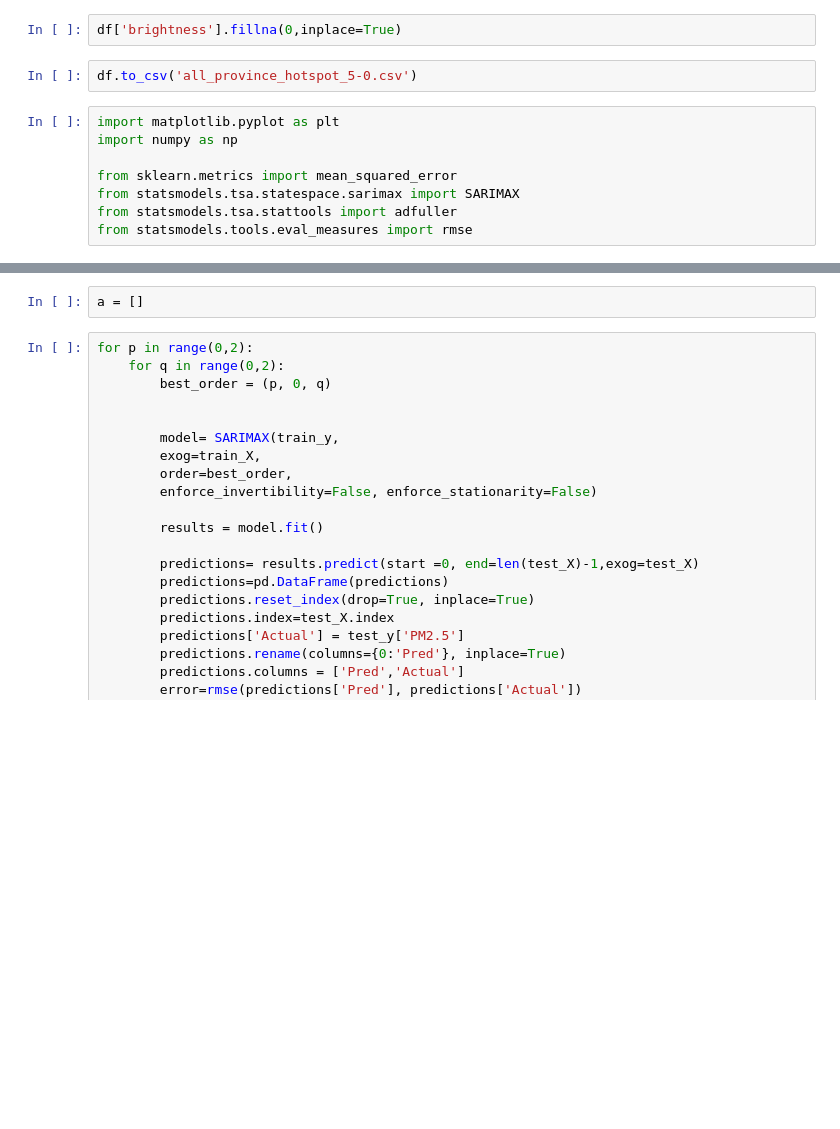
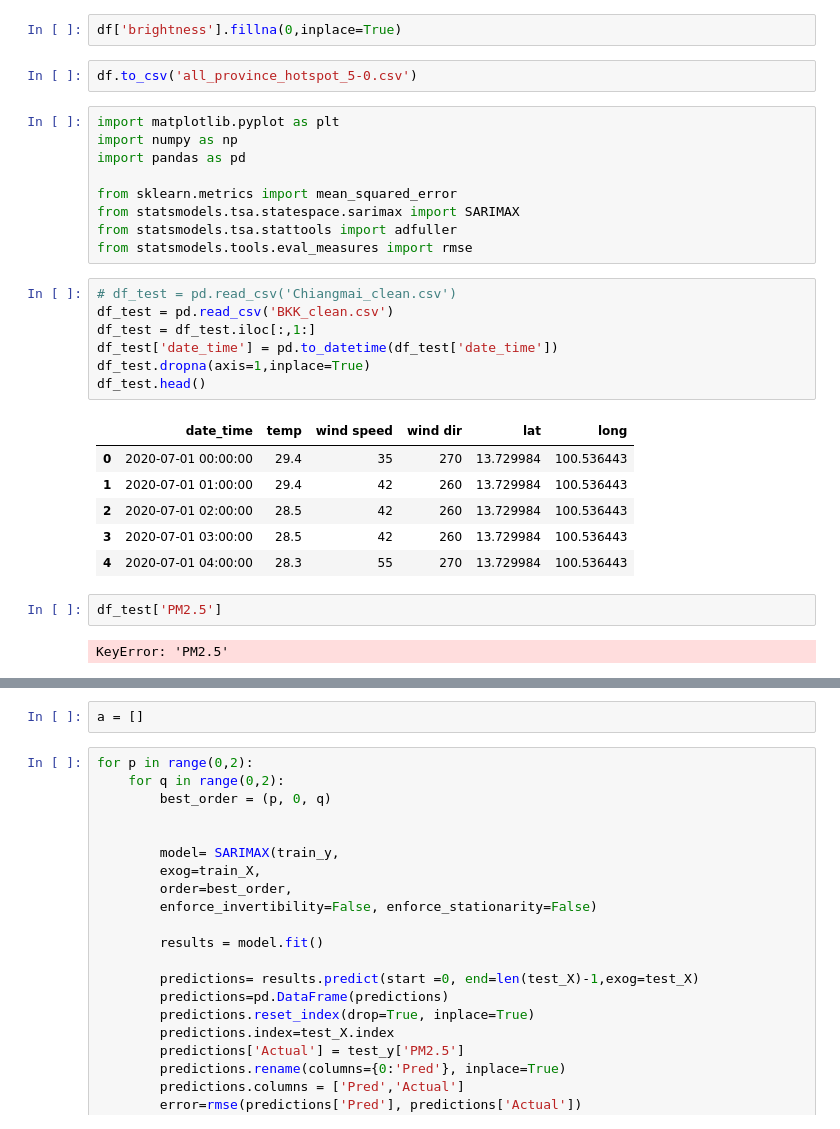
Before and after one commit to NKIKK/ProjectPM2-5_aGroup, a Jupyter notebook: model.ipynb, the cells around one changed output, grey strips where cells are left out. Saved outputs shown, nothing was run; the diff lists cells and outputs as text; blank space fills up the shorter version.

```diff
--- a/model.ipynb
+++ b/model.ipynb
@@ -161,8 +161,27 @@ df.to_csv('all_province_hotspot_5-0.csv')
 # %%
 import matplotlib.pyplot as plt
 import numpy as np
+import pandas as pd
 
 from sklearn.metrics import mean_squared_error
 from statsmodels.tsa.statespace.sarimax import SARIMAX
 from statsmodels.tsa.stattools import adfuller
 from statsmodels.tools.eval_measures import rmse
+# %%
+# df_test = pd.read_csv('Chiangmai_clean.csv')
+df_test = pd.read_csv('BKK_clean.csv')
+df_test = df_test.iloc[:,1:]
+df_test['date_time'] = pd.to_datetime(df_test['date_time'])
+df_test.dropna(axis=1,inplace=True)
+df_test.head()
+# %% [output]
+|  | date_time | temp | wind speed | wind dir | lat | long |
+| 0 | 2020-07-01 00:00:00 | 29.4 | 35 | 270 | 13.729984 | 100.536443 |
+| 1 | 2020-07-01 01:00:00 | 29.4 | 42 | 260 | 13.729984 | 100.536443 |
+| 2 | 2020-07-01 02:00:00 | 28.5 | 42 | 260 | 13.729984 | 100.536443 |
+| 3 | 2020-07-01 03:00:00 | 28.5 | 42 | 260 | 13.729984 | 100.536443 |
+| 4 | 2020-07-01 04:00:00 | 28.3 | 55 | 270 | 13.729984 | 100.536443 |
+# %%
+df_test['PM2.5']
+# %% [output]
+KeyError: 'PM2.5'
```
Also changed, not shown: parts of 9 cells of this notebook.
